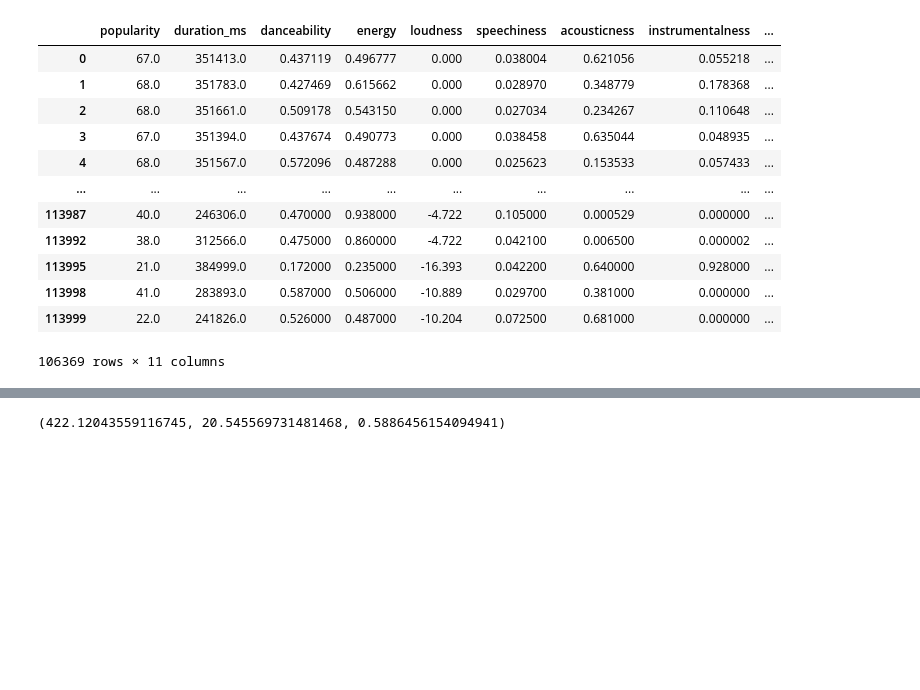
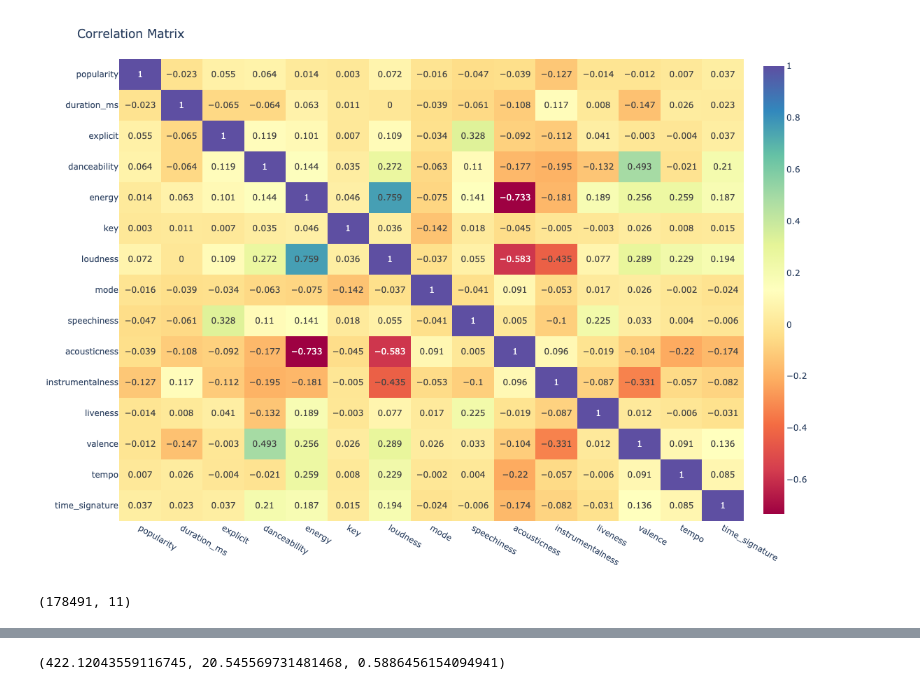
Before and after one commit to autoastt/SC1015-Mini-Project, a Jupyter notebook: MLP.ipynb, the cells around one changed output, grey strips where cells are left out. Saved outputs shown, nothing was run; the diff lists cells and outputs as text; code cells hidden in the pictures; blank space fills up the shorter version.

```diff
--- a/MLP.ipynb
+++ b/MLP.ipynb
@@ -71 +86,9 @@ df = df.drop(['track_id', 'artists', 'album_name', 'track_name', 'track_genre',
+# %%
+import plotly.express as px
+
+fig = px.imshow(clean_df.corr().round(decimals=3), text_auto=True, aspect="auto", color_continuous_scale='spectral')
+fig.update_layout(height=800, width=900, title_text='Correlation Matrix')
+fig.show()
+# %% [output]
+[figure, added]
 # %%
@@ -75,2 +108,6 @@ clean_df_smogn = smogn.smoter(
 )
+# %%
+smogn_clean_df.shape
+# %% [output]
+(178491, 11)
 # %%
@@ -78,16 +115,3 @@ clean_df_smogn.to_csv("data_smogn.csv", index=False)
 # %%
-clean_df_smogn
+smogn_clean_df = pd.read_csv('./data/data_smogn.csv')
+# smogn_clean_df = smogn_clean_df[smogn_clean_df['popularity'] <= 100]
-# %% [output]
-|  | popularity | duration_ms | danceability | energy | loudness | speechiness | acousticness | instrumentalness | ... |
-| 0 | 67.0 | 351413.0 | 0.437119 | 0.496777 | 0.000 | 0.038004 | 0.621056 | 0.055218 | ... |
-| 1 | 68.0 | 351783.0 | 0.427469 | 0.615662 | 0.000 | 0.028970 | 0.348779 | 0.178368 | ... |
-| 2 | 68.0 | 351661.0 | 0.509178 | 0.543150 | 0.000 | 0.027034 | 0.234267 | 0.110648 | ... |
-| 3 | 67.0 | 351394.0 | 0.437674 | 0.490773 | 0.000 | 0.038458 | 0.635044 | 0.048935 | ... |
-| 4 | 68.0 | 351567.0 | 0.572096 | 0.487288 | 0.000 | 0.025623 | 0.153533 | 0.057433 | ... |
-| ... | ... | ... | ... | ... | ... | ... | ... | ... | ... |
-| 113987 | 40.0 | 246306.0 | 0.470000 | 0.938000 | -4.722 | 0.105000 | 0.000529 | 0.000000 | ... |
-| 113992 | 38.0 | 312566.0 | 0.475000 | 0.860000 | -4.722 | 0.042100 | 0.006500 | 0.000002 | ... |
-| 113995 | 21.0 | 384999.0 | 0.172000 | 0.235000 | -16.393 | 0.042200 | 0.640000 | 0.928000 | ... |
-| 113998 | 41.0 | 283893.0 | 0.587000 | 0.506000 | -10.889 | 0.029700 | 0.381000 | 0.000000 | ... |
-| 113999 | 22.0 | 241826.0 | 0.526000 | 0.487000 | -10.204 | 0.072500 | 0.681000 | 0.000000 | ... |
-106369 rows × 11 columns
```
Also changed, not shown: parts of 22 cells of this notebook, 3 other files.
